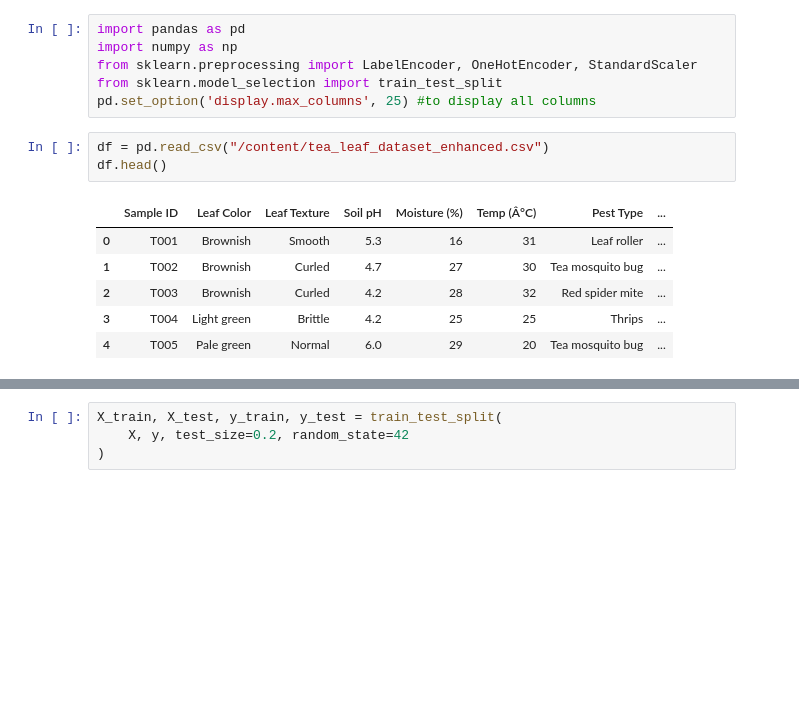
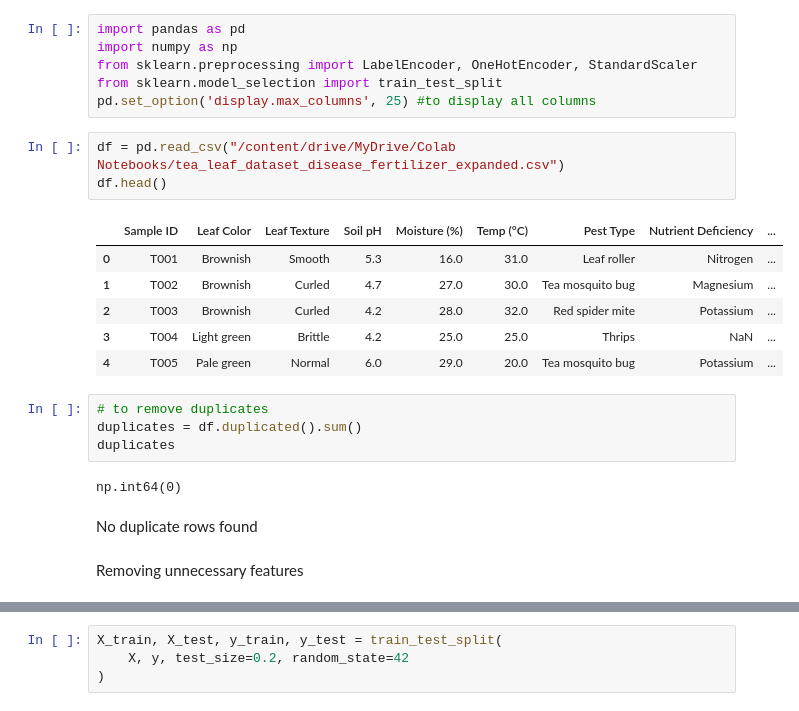
Before and after one commit to Chehan2004/DSGP_GROUP_36, a Jupyter notebook: Fertilizer&Pesticide.ipynb, the cells around one changed output, grey strips where cells are left out. Cells and saved outputs as stored; diff of their text form; blank space fills up the shorter version.

```diff
--- a/Fertilizer&Pesticide.ipynb
+++ b/Fertilizer&Pesticide.ipynb
@@ -7,12 +7,22 @@ from sklearn.preprocessing import LabelEncoder, OneHotEncoder, StandardScaler
 from sklearn.model_selection import train_test_split
 pd.set_option('display.max_columns', 25) #to display all columns
 # %%
-df = pd.read_csv("/content/tea_leaf_dataset_enhanced.csv")
+df = pd.read_csv("/content/drive/MyDrive/Colab Notebooks/tea_leaf_dataset_disease_fertilizer_expanded.csv")
 df.head()
 # %% [output]
-|  | Sample ID | Leaf Color | Leaf Texture | Soil pH | Moisture (%) | Temp (Â°C) | Pest Type | ... |
-| 0 | T001 | Brownish | Smooth | 5.3 | 16 | 31 | Leaf roller | ... |
-| 1 | T002 | Brownish | Curled | 4.7 | 27 | 30 | Tea mosquito bug | ... |
-| 2 | T003 | Brownish | Curled | 4.2 | 28 | 32 | Red spider mite | ... |
-| 3 | T004 | Light green | Brittle | 4.2 | 25 | 25 | Thrips | ... |
-| 4 | T005 | Pale green | Normal | 6.0 | 29 | 20 | Tea mosquito bug | ... |
+|  | Sample ID | Leaf Color | Leaf Texture | Soil pH | Moisture (%) | Temp (°C) | Pest Type | Nutrient Deficiency | ... |
+| 0 | T001 | Brownish | Smooth | 5.3 | 16.0 | 31.0 | Leaf roller | Nitrogen | ... |
+| 1 | T002 | Brownish | Curled | 4.7 | 27.0 | 30.0 | Tea mosquito bug | Magnesium | ... |
+| 2 | T003 | Brownish | Curled | 4.2 | 28.0 | 32.0 | Red spider mite | Potassium | ... |
+| 3 | T004 | Light green | Brittle | 4.2 | 25.0 | 25.0 | Thrips | NaN | ... |
+| 4 | T005 | Pale green | Normal | 6.0 | 29.0 | 20.0 | Tea mosquito bug | Potassium | ... |
+# %%
+# to remove duplicates
+duplicates = df.duplicated().sum()
+duplicates
+# %% [output]
+np.int64(0)
+# %% [markdown]
+No duplicate rows found
+# %% [markdown]
+Removing unnecessary features
```
Also changed, not shown: parts of 52 cells of this notebook.
